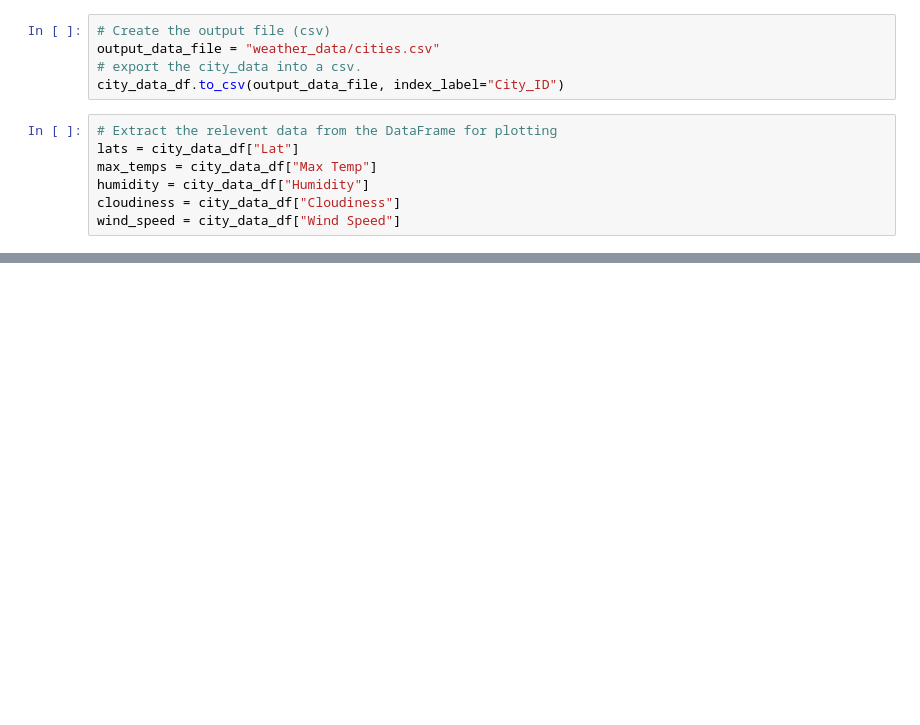
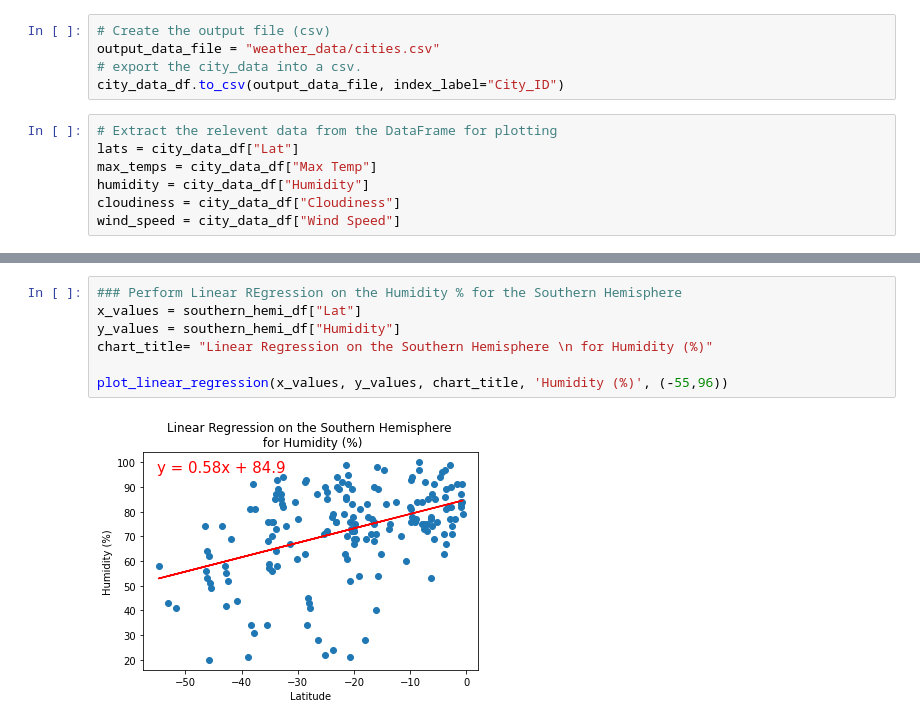
Before and after one commit to ZeroDarkHardy/World_Weather_Analysis, a Jupyter notebook: WeatherPy.ipynb, the cells around one changed output, grey strips where cells are left out. Saved outputs shown, nothing was run; the diff lists cells and outputs as text; blank space fills up the shorter version.

```diff
--- a/WeatherPy.ipynb
+++ b/WeatherPy.ipynb
@@ -302,0 +367,9 @@ plt.show()
+# %%
+### Perform Linear REgression on the Humidity % for the Southern Hemisphere
+x_values = southern_hemi_df["Lat"]
+y_values = southern_hemi_df["Humidity"]
+chart_title= "Linear Regression on the Southern Hemisphere \n for Humidity (%)"
+
+plot_linear_regression(x_values, y_values, chart_title, 'Humidity (%)', (-55,96))
+# %% [output]
+[figure, added]
```
Also changed, not shown: parts of 35 cells of this notebook, 6 other files.
